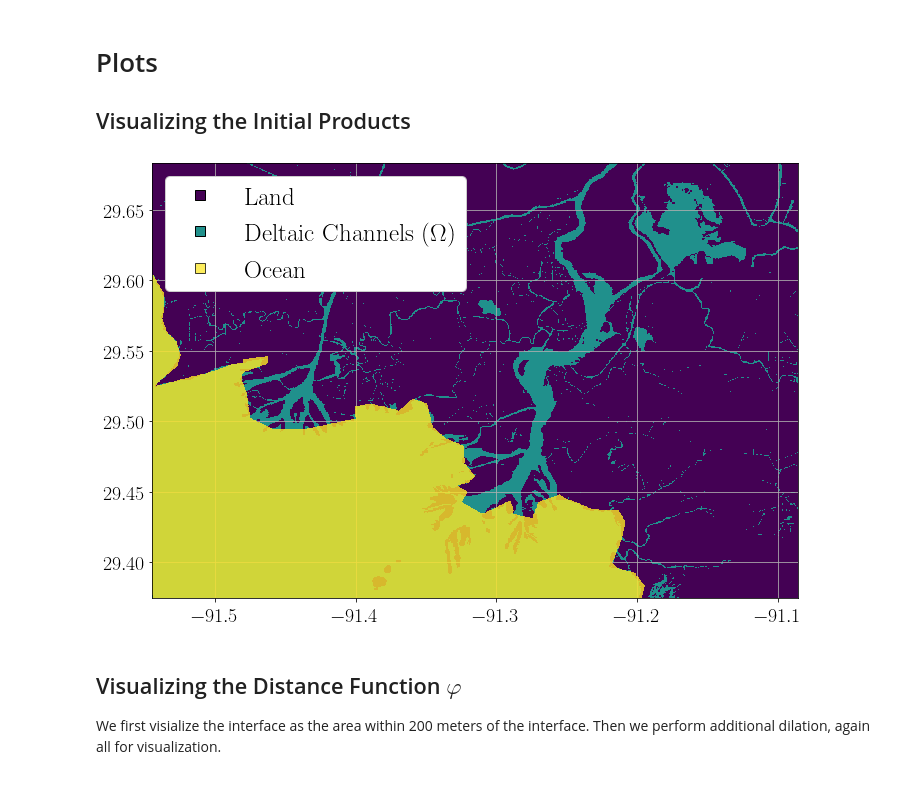
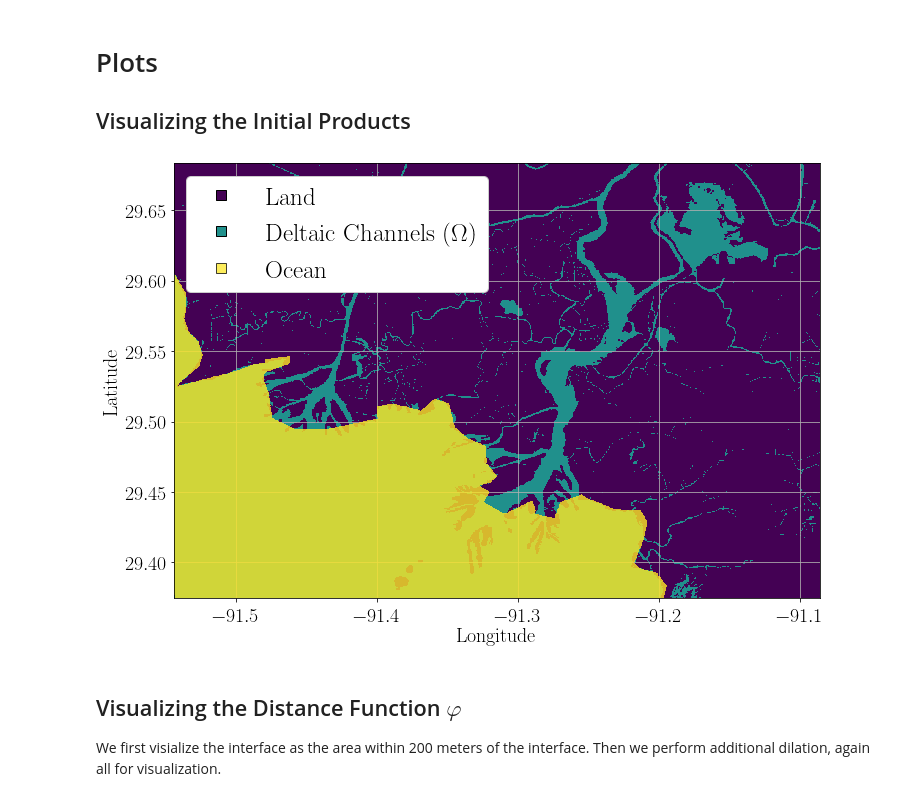
Before and after one commit to simard-landscape-lab/orinoco, a Jupyter notebook: notebooks/examples/3 - Plot - Report Figures.ipynb, the cells around one changed output. Cells and saved outputs as stored; diff of their text form; code cells hidden in the pictures.

```diff
--- a/notebooks/examples/3 - Plot - Report Figures.ipynb
+++ b/notebooks/examples/3 - Plot - Report Figures.ipynb
@@ -118,34 +118,37 @@ ax.grid('on', zorder=5)
 
 M = 3
 labels = ['Land', 'Deltaic Channels ($\Omega$)', 'Ocean']
 cNorm  = colors.Normalize(vmin=0, vmax=(M-1))
 scalarMap = cm.ScalarMappable(norm=cNorm, cmap='viridis')
 legend_elements = [Line2D([0],
                           [0],
                           marker='s',
                           color='w',
                           label=f'{labels[k]}',
                           markerfacecolor=scalarMap.to_rgba(k),
                           markeredgecolor='black',
                           alpha=alpha,
                           markersize=10) for alpha, k in zip([1, 1, .75], range(M))]
 ax.legend(handles=legend_elements, loc='upper left', fontsize=25,  framealpha=1)
 
 
 ################
 # Empty Colorbar
 ###############
 
 # To match size of other figures
 
 divider = make_axes_locatable(ax)
 cax = divider.append_axes('right', size='2.5%', pad=0.07)
 cax.axis('off')
 
+ax.set_xlabel('Longitude')
+ax.set_ylabel('Latitude')
+
 
 plt.savefig(plots_for_maps_dir/'landcover_init.png')
 # %% [output]
-[figure, old version]
+[figure, new version]
 # %% [markdown]
 ## Visualizing the Distance Function $\varphi$
 
```
Also changed, not shown: parts of 8 cells of this notebook, 6 other files.
